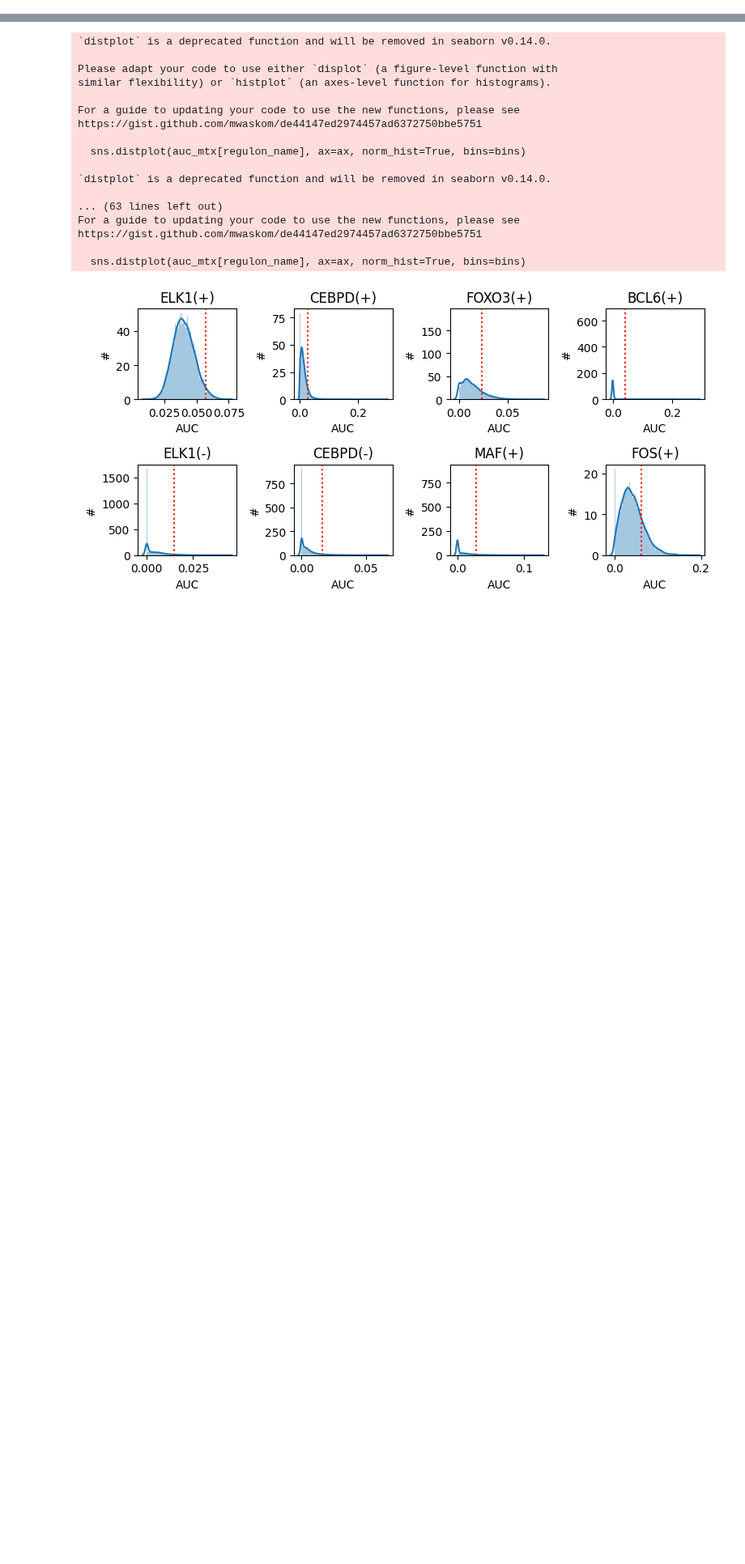
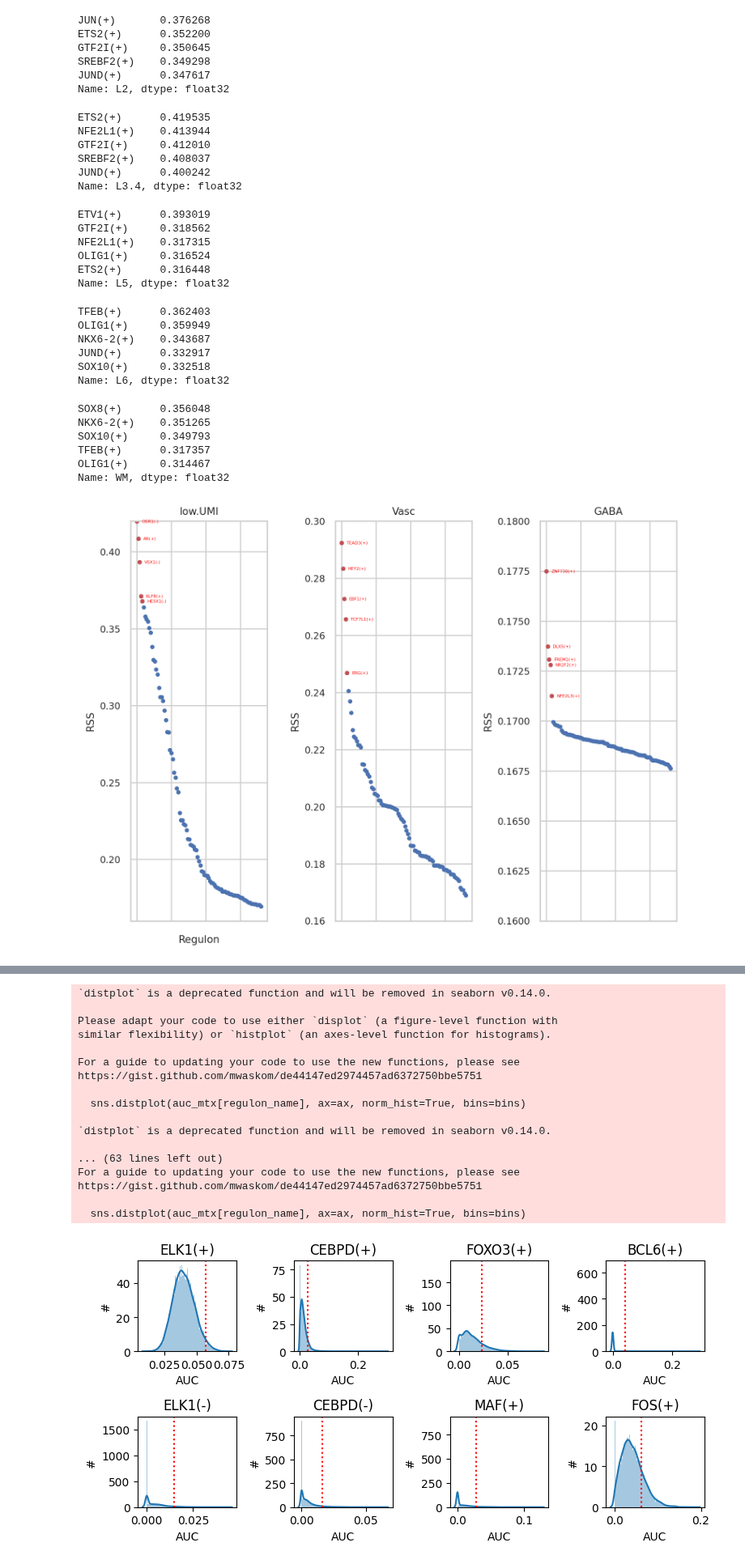
Before and after one commit to LieberInstitute/spatialDLPFC_mdd_bpd, a Jupyter notebook: code/09_SCENIC/05_plot_AUCell.ipynb, the cells around one changed output, grey strips where cells are left out. Shown at 81% size. Drawn from its saved outputs; the diff is of its cells as text; code cells hidden in the pictures; blank space fills up the shorter version.

```diff
--- a/code/09_SCENIC/05_plot_AUCell.ipynb
+++ b/code/09_SCENIC/05_plot_AUCell.ipynb
@@ -9,0 +347,58 @@ lf.close()
+# %%
+rss.T['L2'].sort_values(ascending=False)[0:5]
+# %% [output]
+JUN(+)       0.376268
+ETS2(+)      0.352200
+GTF2I(+)     0.350645
+SREBF2(+)    0.349298
+JUND(+)      0.347617
+Name: L2, dtype: float32
+# %%
+rss.T['L3.4'].sort_values(ascending=False)[0:5]
+# %% [output]
+ETS2(+)      0.419535
+NFE2L1(+)    0.413944
+GTF2I(+)     0.412010
+SREBF2(+)    0.408037
+JUND(+)      0.400242
+Name: L3.4, dtype: float32
+# %%
+rss.T['L5'].sort_values(ascending=False)[0:5]
+# %% [output]
+ETV1(+)      0.393019
+GTF2I(+)     0.318562
+NFE2L1(+)    0.317315
+OLIG1(+)     0.316524
+ETS2(+)      0.316448
+Name: L5, dtype: float32
+# %%
+rss.T['L6'].sort_values(ascending=False)[0:5]
+# %% [output]
+TFEB(+)      0.362403
+OLIG1(+)     0.359949
+NKX6-2(+)    0.343687
+JUND(+)      0.332917
+SOX10(+)     0.332518
+Name: L6, dtype: float32
+# %%
+rss.T['WM'].sort_values(ascending=False)[0:5]
+# %% [output]
+SOX8(+)      0.356048
+NKX6-2(+)    0.351265
+SOX10(+)     0.349793
+TFEB(+)      0.317357
+OLIG1(+)     0.314467
+Name: WM, dtype: float32
+# %%
+sns.set()
+sns.set(style='whitegrid', font_scale=0.8)
+fig, ((ax1, ax2, ax3)) = plt.subplots(1, 3, figsize=(8, 6), dpi=200)
+plot_rss(rss, 'low.UMI', ax=ax1)
+plot_rss(rss, 'Vasc', ax=ax2)
+ax2.set_xlabel('')
+plot_rss(rss, 'GABA', ax=ax3)
+ax3.set_xlabel('')
+plt.tight_layout()
+#savesvg('plots - GSE115978 - rss.svg', fig)
+# %% [output]
+[figure, added]
```
Also changed, not shown: parts of 45 cells of this notebook, 1 other file.
